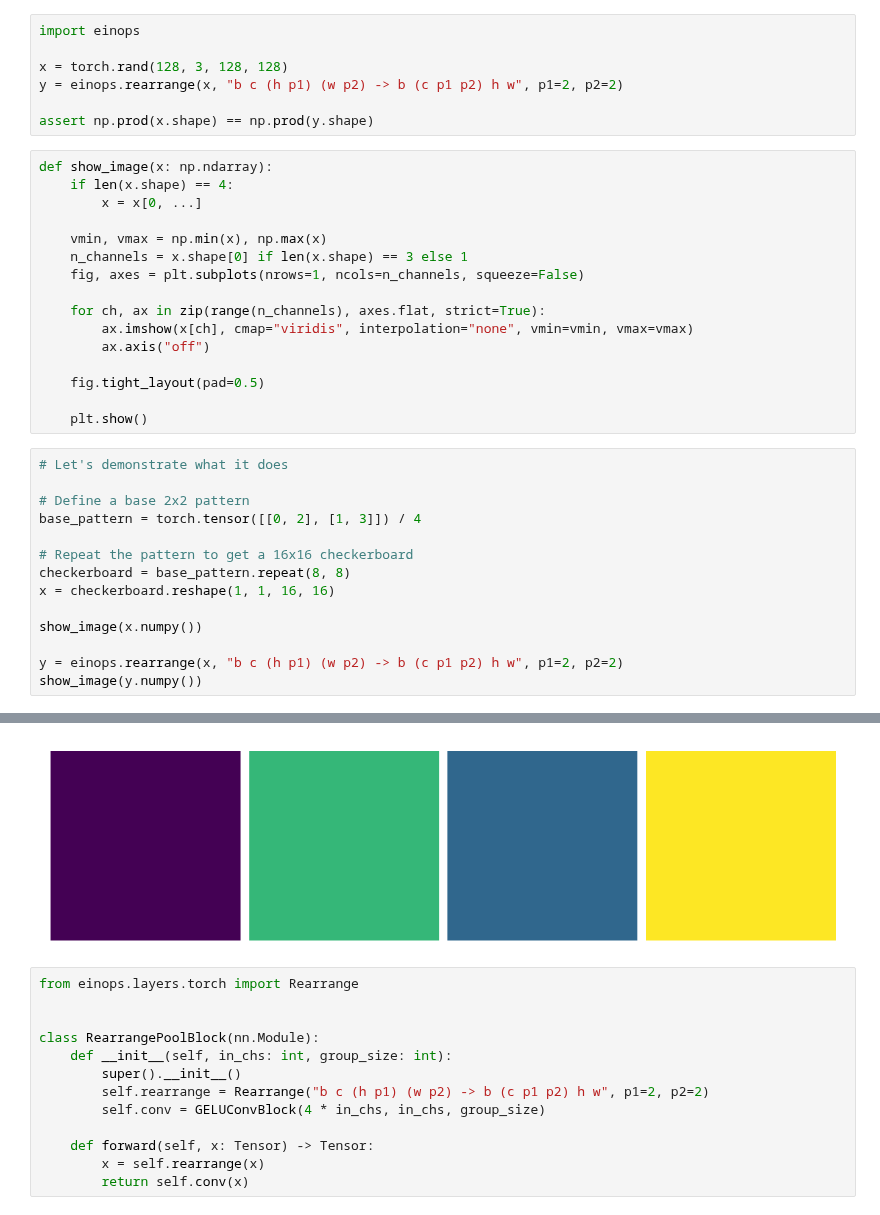
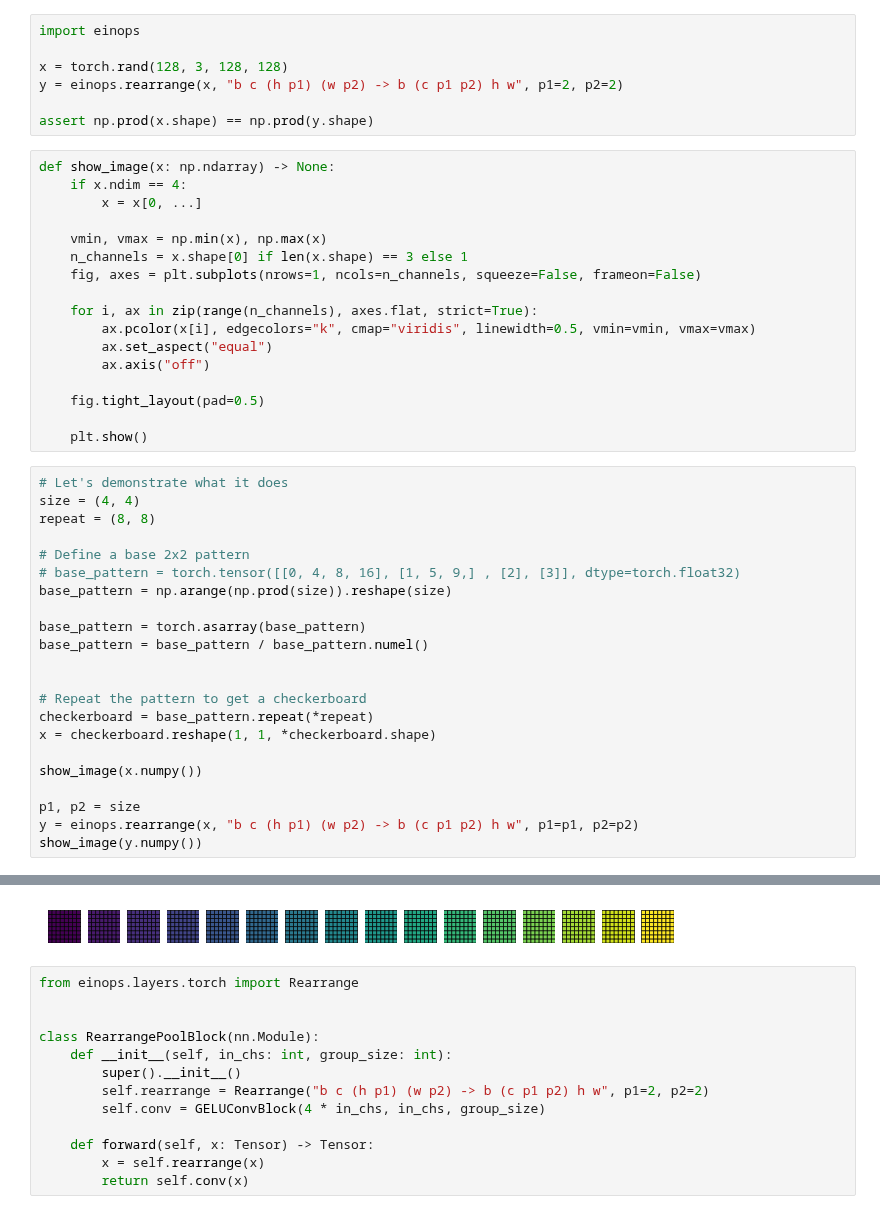
Before and after one commit to gcerar/gcerar.github.io, a Jupyter notebook: posts/2024-xx-xx-diffusion/index.out.ipynb, the cells around one changed output, grey strips where cells are left out. Saved outputs shown, nothing was run; the diff lists cells and outputs as text.

```diff
--- a/posts/2024-xx-xx-diffusion/index.out.ipynb
+++ b/posts/2024-xx-xx-diffusion/index.out.ipynb
@@ -99,16 +112,17 @@ y = einops.rearrange(x, "b c (h p1) (w p2) -> b (c p1 p2) h w", p1=2, p2=2)
 
 assert np.prod(x.shape) == np.prod(y.shape)
 # %%
-def show_image(x: np.ndarray):
-    if len(x.shape) == 4:
+def show_image(x: np.ndarray) -> None:
+    if x.ndim == 4:
         x = x[0, ...]
 
     vmin, vmax = np.min(x), np.max(x)
     n_channels = x.shape[0] if len(x.shape) == 3 else 1
-    fig, axes = plt.subplots(nrows=1, ncols=n_channels, squeeze=False)
+    fig, axes = plt.subplots(nrows=1, ncols=n_channels, squeeze=False, frameon=False)
 
-    for ch, ax in zip(range(n_channels), axes.flat, strict=True):
-        ax.imshow(x[ch], cmap="viridis", interpolation="none", vmin=vmin, vmax=vmax)
+    for i, ax in zip(range(n_channels), axes.flat, strict=True):
+        ax.pcolor(x[i], edgecolors="k", cmap="viridis", linewidth=0.5, vmin=vmin, vmax=vmax)
+        ax.set_aspect("equal")
         ax.axis("off")
 
     fig.tight_layout(pad=0.5)
@@ -116,16 +130,24 @@ def show_image(x: np.ndarray):
     plt.show()
 # %%
 # Let's demonstrate what it does
+size = (4, 4)
+repeat = (8, 8)
 
 # Define a base 2x2 pattern
-base_pattern = torch.tensor([[0, 2], [1, 3]]) / 4
+# base_pattern = torch.tensor([[0, 4, 8, 16], [1, 5, 9,] , [2], [3]], dtype=torch.float32)
+base_pattern = np.arange(np.prod(size)).reshape(size)
 
-# Repeat the pattern to get a 16x16 checkerboard
-checkerboard = base_pattern.repeat(8, 8)
-x = checkerboard.reshape(1, 1, 16, 16)
+base_pattern = torch.asarray(base_pattern)
+base_pattern = base_pattern / base_pattern.numel()
+
+
+# Repeat the pattern to get a checkerboard
+checkerboard = base_pattern.repeat(*repeat)
+x = checkerboard.reshape(1, 1, *checkerboard.shape)
 
 show_image(x.numpy())
 
-y = einops.rearrange(x, "b c (h p1) (w p2) -> b (c p1 p2) h w", p1=2, p2=2)
+p1, p2 = size
+y = einops.rearrange(x, "b c (h p1) (w p2) -> b (c p1 p2) h w", p1=p1, p2=p2)
 show_image(y.numpy())
 # %% [output]
@@ -133,4 +155,4 @@ show_image(y.numpy())
-[figure, old version]
+[figure, new version]
 # %%
 from einops.layers.torch import Rearrange
 
```
Also changed, not shown: parts of 9 cells of this notebook, 22 other files.
